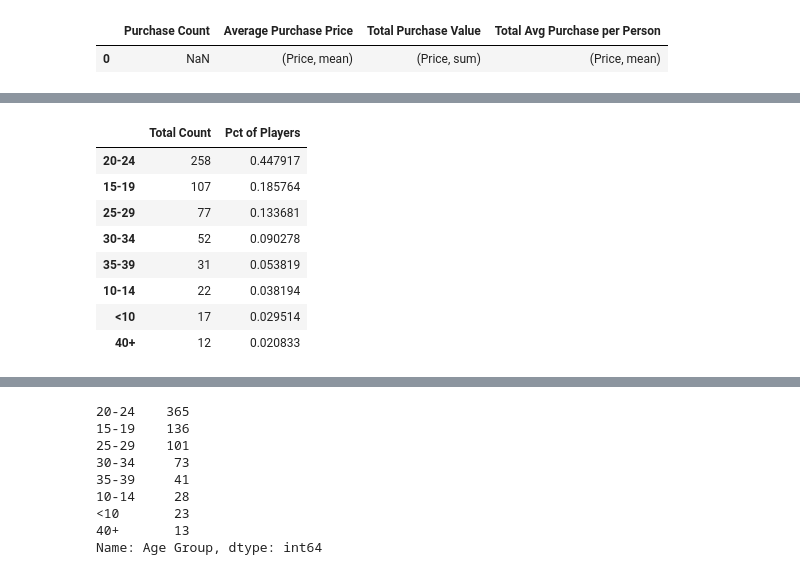
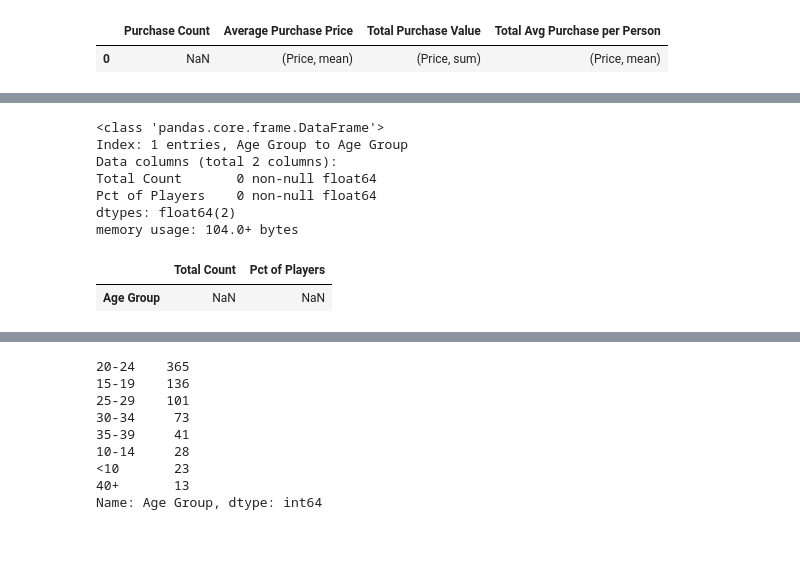
Before and after one commit to gwathen2019/pandas-challenge, a Jupyter notebook: heroes_of_pymoli.ipynb, the cells around one changed output, grey strips where cells are left out. Drawn from its saved outputs; the diff is of its cells as text; code cells hidden in the pictures; blank space fills up the shorter version.

```diff
--- a/heroes_of_pymoli.ipynb
+++ b/heroes_of_pymoli.ipynb
@@ -200,6 +200,8 @@ bins = [0, 9, 14, 19, 24, 29, 34, 39, 100]
 # Create the names for the four bins
 age_group = ["<10", "10-14", "15-19", "20-24", "25-29", "30-34", "35-39", "40+"]
 
-purchase_df["Age Group"] = pd.cut(purchase_df["Age"], bins, labels=age_groups)
-purchase_df.head()
+player_df["Age Group"] = pd.cut(purchase_df["Age"], bins, labels=age_group)
+
+player_df.info()
+player_df.head()
 # %% [output]
@@ -212,21 +231,23 @@ purchase_df.head()
 # %%
-#create age group variables, using the plurchase_df data frame
+#create age group variables, using the player_df data frame
 agegrp_count = player_df["Age Group"].value_counts()
 total_count = agegrp_count.sum()
 total_count
+
 agegrp_pct = agegrp_count/total_count
 
 #create summary table
 agegrp_summary_table = pd.DataFrame ({"Total Count": agegrp_count,
-                                    "Pct of Players": agegrp_pct})#["{0:.2f}%.format"]})
+                                    "Pct of Players": agegrp_pct}, index = ["Age Group"])#["{0:.2f}%.format"]})
+agegrp_summary_table.info()
 agegrp_summary_table
 # %% [output]
+<class 'pandas.core.frame.DataFrame'>
+Index: 1 entries, Age Group to Age Group
+Data columns (total 2 columns):
+Total Count       0 non-null float64
+Pct of Players    0 non-null float64
+dtypes: float64(2)
+memory usage: 104.0+ bytes
 |  | Total Count | Pct of Players |
-| 20-24 | 258 | 0.447917 |
-| 15-19 | 107 | 0.185764 |
-| 25-29 | 77 | 0.133681 |
-| 30-34 | 52 | 0.090278 |
-| 35-39 | 31 | 0.053819 |
-| 10-14 | 22 | 0.038194 |
-| <10 | 17 | 0.029514 |
-| 40+ | 12 | 0.020833 |
+| Age Group | NaN | NaN |
```
Also changed, not shown: parts of 4 cells of this notebook.
